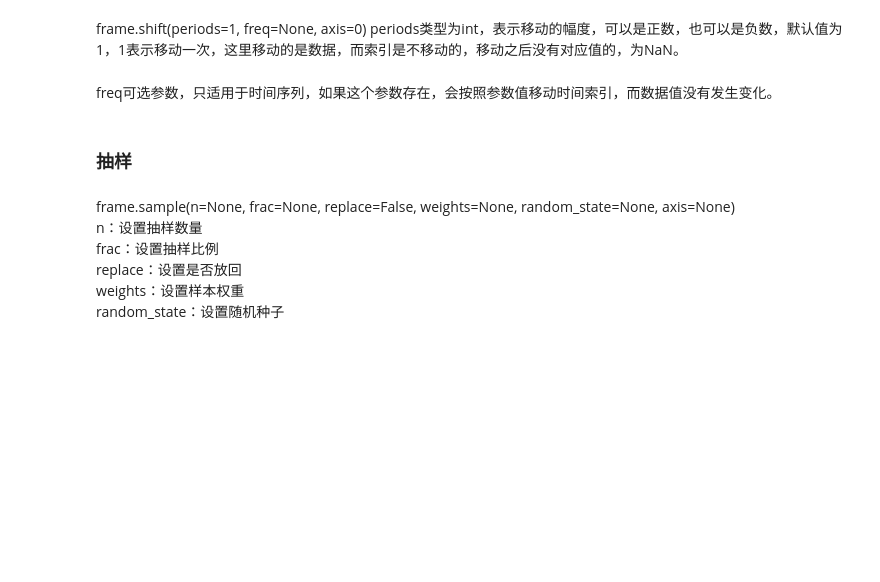
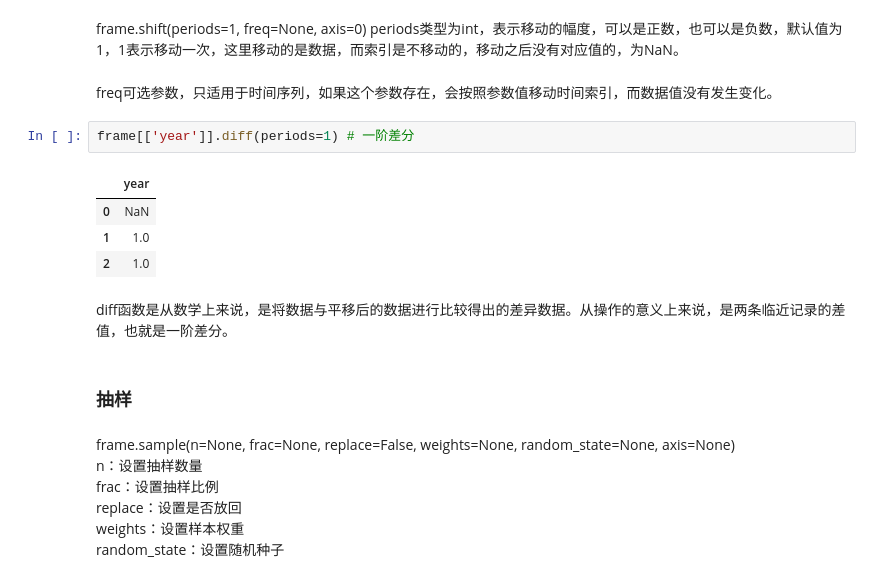
Before and after one commit to caoyuyu2021/src, a Jupyter notebook: 01.python/02.analysis/01.grammar/src/01.python数据分析.ipynb, the cells around one changed output. Cells and saved outputs as stored; diff of their text form; blank space fills up the shorter version.

```diff
--- a/01.python/02.analysis/01.grammar/src/01.python数据分析.ipynb
+++ b/01.python/02.analysis/01.grammar/src/01.python数据分析.ipynb
@@ -908,6 +908,15 @@ frame.shift(1)
 frame.shift(periods=1, freq=None, axis=0) periods类型为int，表示移动的幅度，可以是正数，也可以是负数，默认值为1，1表示移动一次，这里移动的是数据，而索引是不移动的，移动之后没有对应值的，为NaN。
 # %% [markdown]
 freq可选参数，只适用于时间序列，如果这个参数存在，会按照参数值移动时间索引，而数据值没有发生变化。
+# %%
+frame[['year']].diff(periods=1) # 一阶差分
+# %% [output]
+|  | year |
+| 0 | NaN |
+| 1 | 1.0 |
+| 2 | 1.0 |
+# %% [markdown]
+diff函数是从数学上来说，是将数据与平移后的数据进行比较得出的差异数据。从操作的意义上来说，是两条临近记录的差值，也就是一阶差分。
 # %% [markdown]
 ### 抽样
 # %% [markdown]
```
Also changed, not shown: parts of 1 cell of this notebook, 1 other file.
